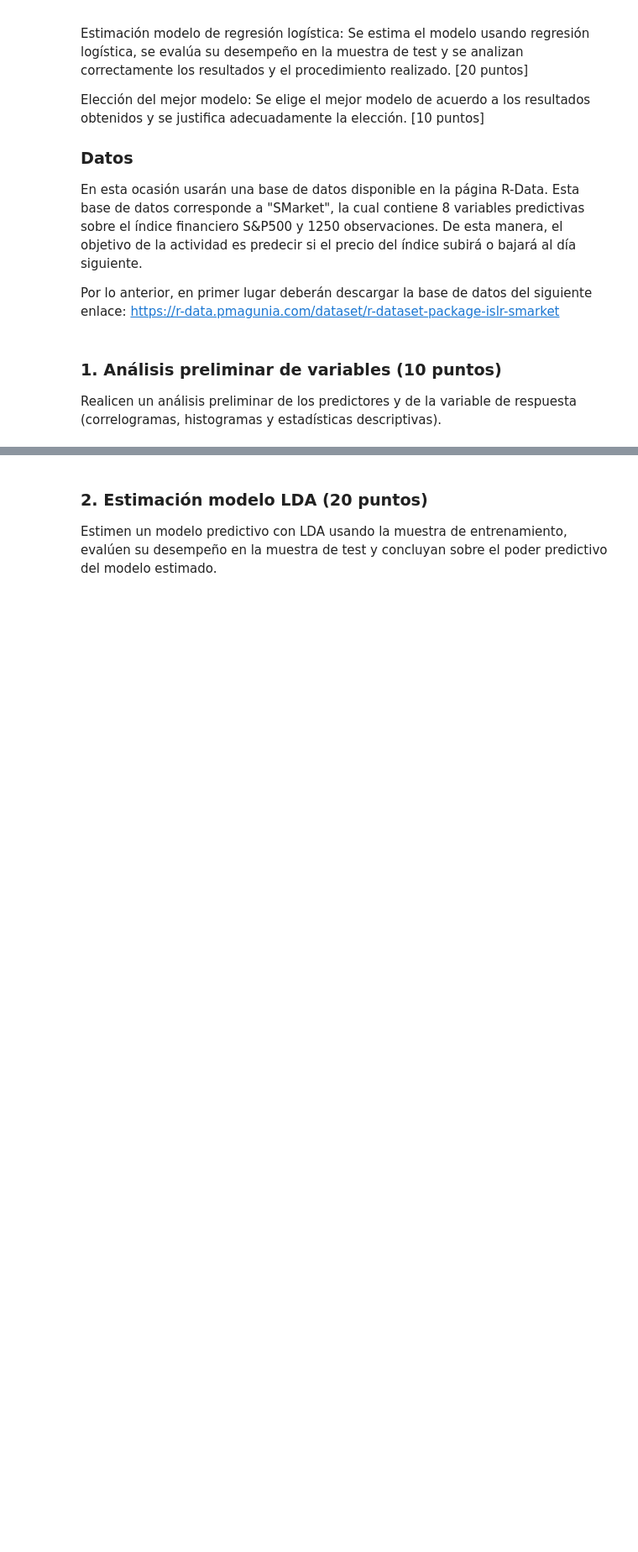
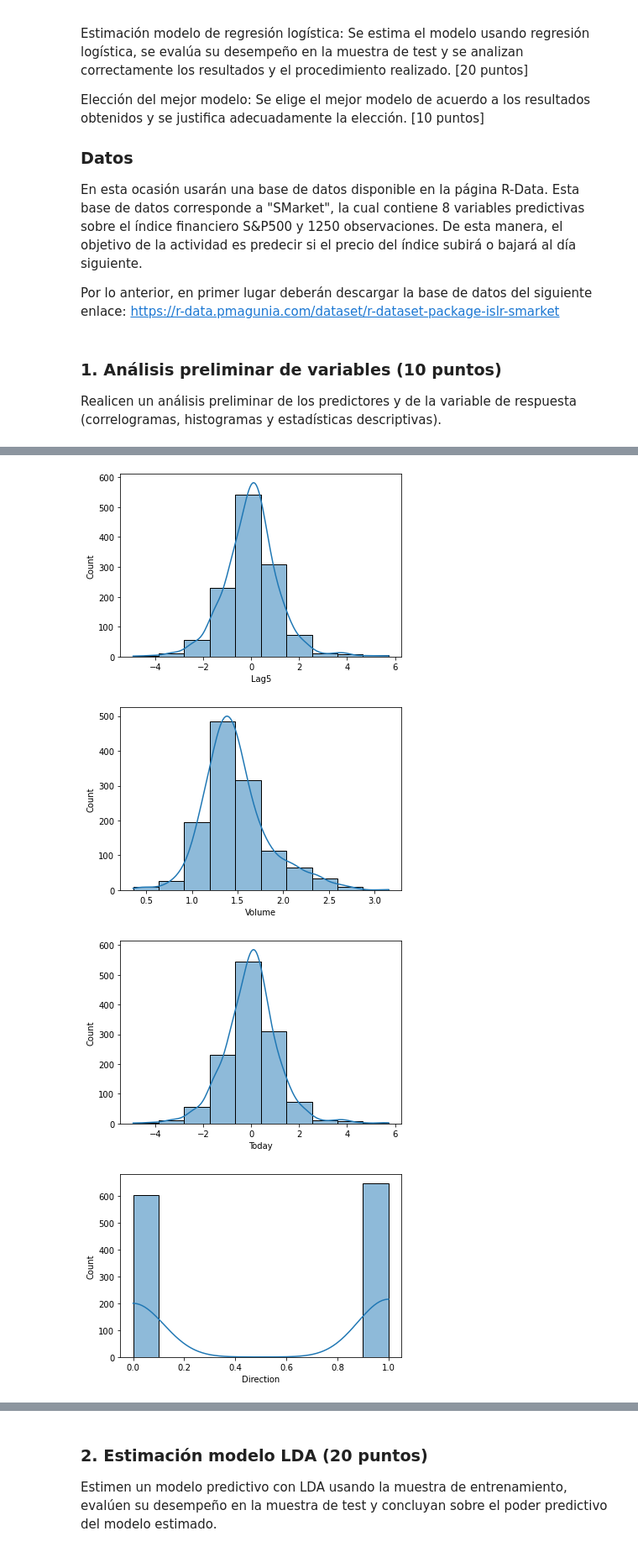
Before and after one commit to carlitoscanas/miad-intro-ml, a Jupyter notebook: casos/semana-3/Caso implementación de modelos de clasificación lineales.ipynb, the cells around one changed output, grey strips where cells are left out. Shown at 84% size. Drawn from its saved outputs; the diff is of its cells as text; code cells hidden in the pictures; blank space fills up the shorter version.

```diff
--- a/casos/semana-3/Caso implementación de modelos de clasificación lineales.ipynb
+++ b/casos/semana-3/Caso implementación de modelos de clasificación lineales.ipynb
@@ -132,6 +66,0 @@ Name: Direction, dtype: object
-# %%
-#Histogramas
-df2 = df1.drop(['Direction'], axis=1)
-for i, col in enumerate(df2.columns):
-    plt.figure(i)
-    sns.histplot(df2[col], bins=10, kde=True)
@@ -158,0 +67,5 @@ heatmap = sns.heatmap(df2.corr(), vmin=-1, vmax=1, annot=True)
+# %%
+#Lectura de archivo fuente
+df1 = pd.read_csv('./dataset-18213.csv')
+df1['Direction'] = df1['Direction'].map({'Up': 1, 'Down': 0}).astype(int)
+df1.head()
@@ -158,0 +133,6 @@ heatmap = sns.heatmap(df2.corr(), vmin=-1, vmax=1, annot=True)
+# %%
+#Histogramas
+for i, col in enumerate(df1.columns):
+    plt.figure(i)
+    sns.histplot(df1[col], bins=10, kde=True)
+# %% [output]
@@ -158,0 +144,4 @@ heatmap = sns.heatmap(df2.corr(), vmin=-1, vmax=1, annot=True)
+[figure, added]
+[figure, added]
+[figure, added]
+[figure, added]
```
Also changed, not shown: parts of 25 cells of this notebook.
